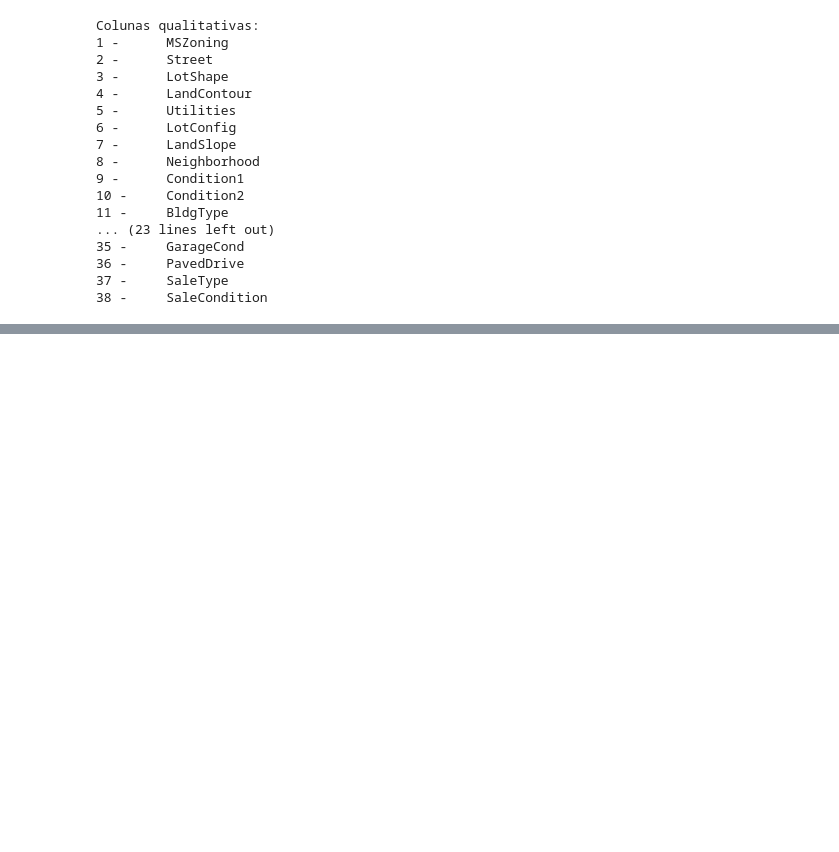
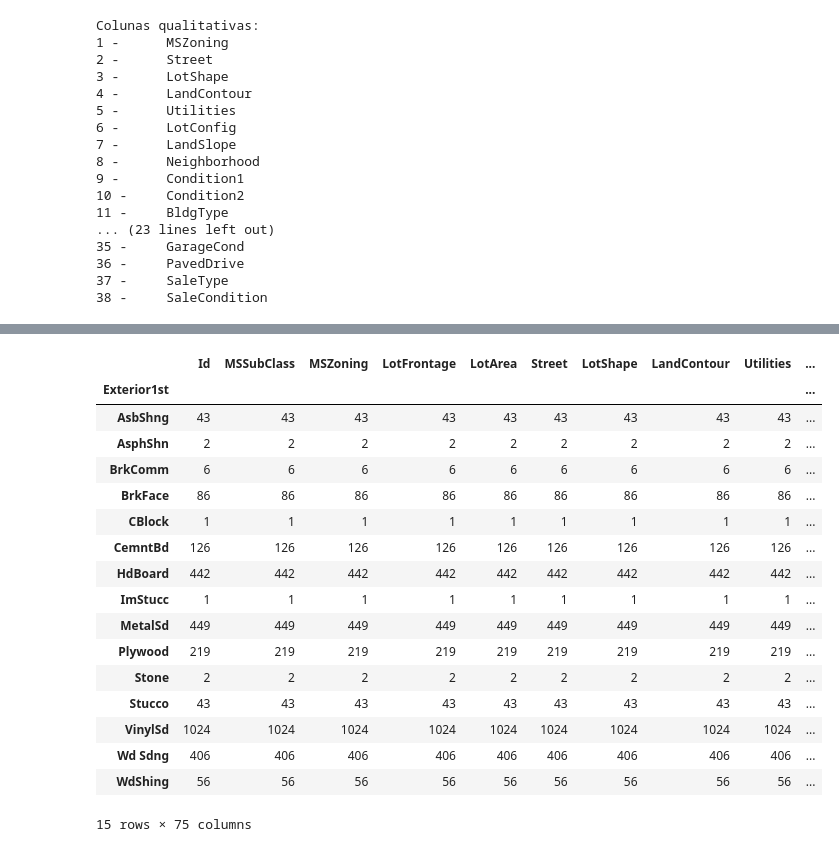
Before and after one commit to BarrosLucas/IA-Test, a Jupyter notebook: Question2.ipynb, the cells around one changed output, grey strips where cells are left out. Saved outputs shown, nothing was run; the diff lists cells and outputs as text; code cells hidden in the pictures; blank space fills up the shorter version.

```diff
--- a/Question2.ipynb
+++ b/Question2.ipynb
@@ -292,0 +574,21 @@ Colunas qualitativas:
+# %%
+dfTotal.groupby(['Exterior1st']).count()
+# %% [output]
+|  | Id | MSSubClass | MSZoning | LotFrontage | LotArea | Street | LotShape | LandContour | Utilities | ... |
+| Exterior1st |  |  |  |  |  |  |  |  |  | ... |
+| AsbShng | 43 | 43 | 43 | 43 | 43 | 43 | 43 | 43 | 43 | ... |
+| AsphShn | 2 | 2 | 2 | 2 | 2 | 2 | 2 | 2 | 2 | ... |
+| BrkComm | 6 | 6 | 6 | 6 | 6 | 6 | 6 | 6 | 6 | ... |
+| BrkFace | 86 | 86 | 86 | 86 | 86 | 86 | 86 | 86 | 86 | ... |
+| CBlock | 1 | 1 | 1 | 1 | 1 | 1 | 1 | 1 | 1 | ... |
+| CemntBd | 126 | 126 | 126 | 126 | 126 | 126 | 126 | 126 | 126 | ... |
+| HdBoard | 442 | 442 | 442 | 442 | 442 | 442 | 442 | 442 | 442 | ... |
+| ImStucc | 1 | 1 | 1 | 1 | 1 | 1 | 1 | 1 | 1 | ... |
+| MetalSd | 449 | 449 | 449 | 449 | 449 | 449 | 449 | 449 | 449 | ... |
+| Plywood | 219 | 219 | 219 | 219 | 219 | 219 | 219 | 219 | 219 | ... |
+| Stone | 2 | 2 | 2 | 2 | 2 | 2 | 2 | 2 | 2 | ... |
+| Stucco | 43 | 43 | 43 | 43 | 43 | 43 | 43 | 43 | 43 | ... |
+| VinylSd | 1024 | 1024 | 1024 | 1024 | 1024 | 1024 | 1024 | 1024 | 1024 | ... |
+| Wd Sdng | 406 | 406 | 406 | 406 | 406 | 406 | 406 | 406 | 406 | ... |
+| WdShing | 56 | 56 | 56 | 56 | 56 | 56 | 56 | 56 | 56 | ... |
+15 rows × 75 columns
```
Also changed, not shown: parts of 51 cells of this notebook.
